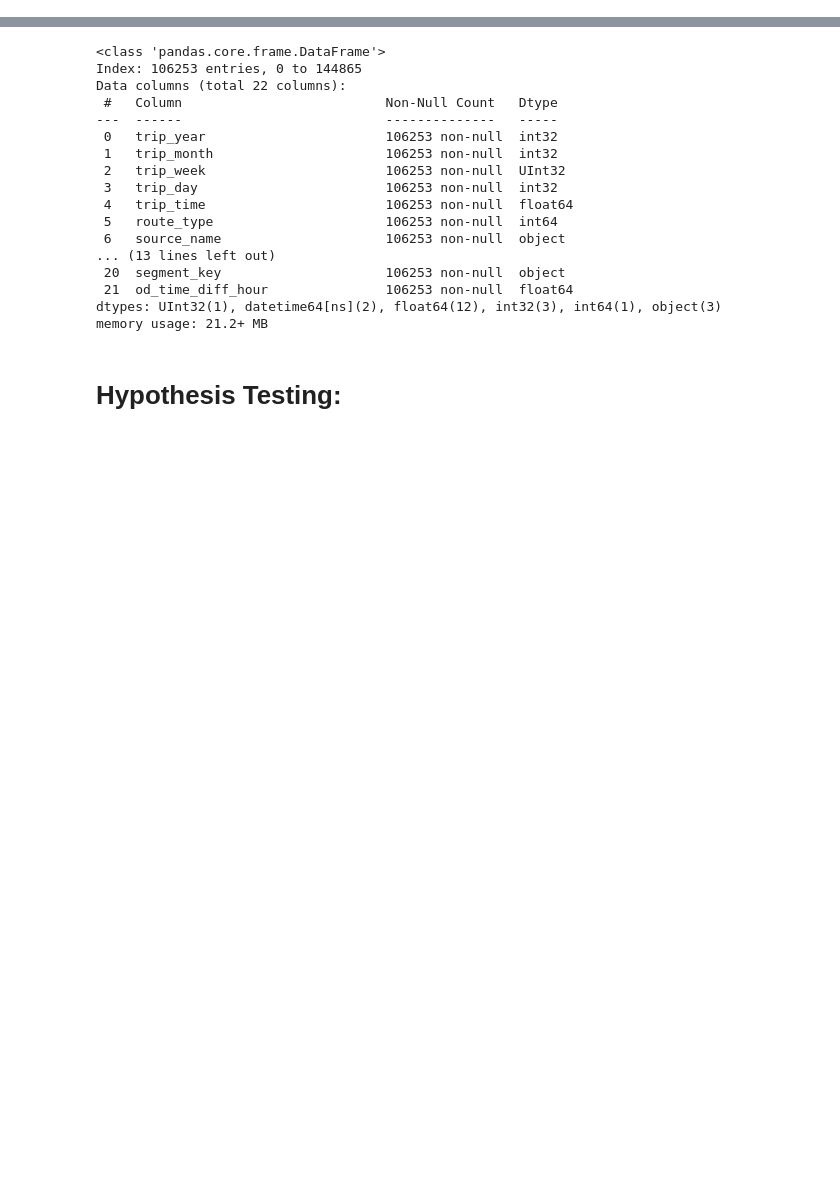
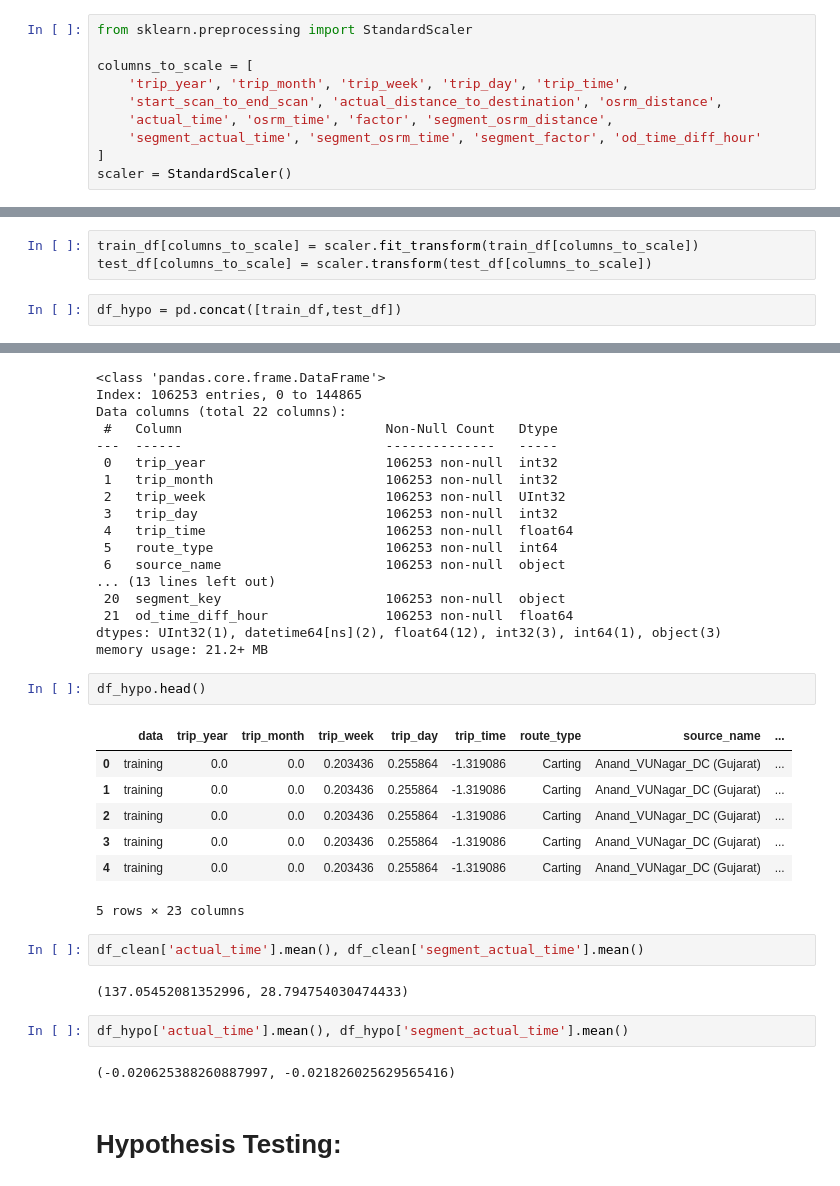
Before and after one commit to rameshboggu36/Delhivery, a Jupyter notebook: Delhivery_updated.ipynb, the cells around one changed output, grey strips where cells are left out. Cells and saved outputs as stored; diff of their text form; blank space fills up the shorter version.

```diff
--- a/Delhivery_updated.ipynb
+++ b/Delhivery_updated.ipynb
@@ -628,9 +630,24 @@ plt.show()
 * __Feature Scaling__:
 # %% [markdown]
 * to perform the feature scaling, we have to train test split the data to avoid data leakage.
+# %%
+from sklearn.preprocessing import StandardScaler
+
+columns_to_scale = [
+    'trip_year', 'trip_month', 'trip_week', 'trip_day', 'trip_time',
+    'start_scan_to_end_scan', 'actual_distance_to_destination', 'osrm_distance',
+    'actual_time', 'osrm_time', 'factor', 'segment_osrm_distance',
+    'segment_actual_time', 'segment_osrm_time', 'segment_factor', 'od_time_diff_hour'
+]
+scaler = StandardScaler()
 # %%
 train_df = df_clean[df_clean['data']=='training']
 test_df = df_clean[df_clean['data']=='test']
+# %%
+train_df[columns_to_scale] = scaler.fit_transform(train_df[columns_to_scale])
+test_df[columns_to_scale] = scaler.transform(test_df[columns_to_scale])
+# %%
+df_hypo = pd.concat([train_df,test_df])
 # %%
 len(train_df), len(test_df)
 # %% [output]
@@ -695,6 +710,24 @@ Data columns (total 22 columns):
  21  od_time_diff_hour               106253 non-null  float64
 dtypes: UInt32(1), datetime64[ns](2), float64(12), int32(3), int64(1), object(3)
 memory usage: 21.2+ MB
+# %%
+df_hypo.head()
+# %% [output]
+|  | data | trip_year | trip_month | trip_week | trip_day | trip_time | route_type | source_name | ... |
+| 0 | training | 0.0 | 0.0 | 0.203436 | 0.255864 | -1.319086 | Carting | Anand_VUNagar_DC (Gujarat) | ... |
+| 1 | training | 0.0 | 0.0 | 0.203436 | 0.255864 | -1.319086 | Carting | Anand_VUNagar_DC (Gujarat) | ... |
+| 2 | training | 0.0 | 0.0 | 0.203436 | 0.255864 | -1.319086 | Carting | Anand_VUNagar_DC (Gujarat) | ... |
+| 3 | training | 0.0 | 0.0 | 0.203436 | 0.255864 | -1.319086 | Carting | Anand_VUNagar_DC (Gujarat) | ... |
+| 4 | training | 0.0 | 0.0 | 0.203436 | 0.255864 | -1.319086 | Carting | Anand_VUNagar_DC (Gujarat) | ... |
+5 rows × 23 columns
+# %%
+df_clean['actual_time'].mean(), df_clean['segment_actual_time'].mean()
+# %% [output]
+(137.05452081352996, 28.794754030474433)
+# %%
+df_hypo['actual_time'].mean(), df_hypo['segment_actual_time'].mean()
+# %% [output]
+(-0.020625388260887997, -0.021826025629565416)
 # %% [markdown]
 # __Hypothesis Testing__:
 # %% [markdown]
```
Also changed, not shown: parts of 22 cells of this notebook.
